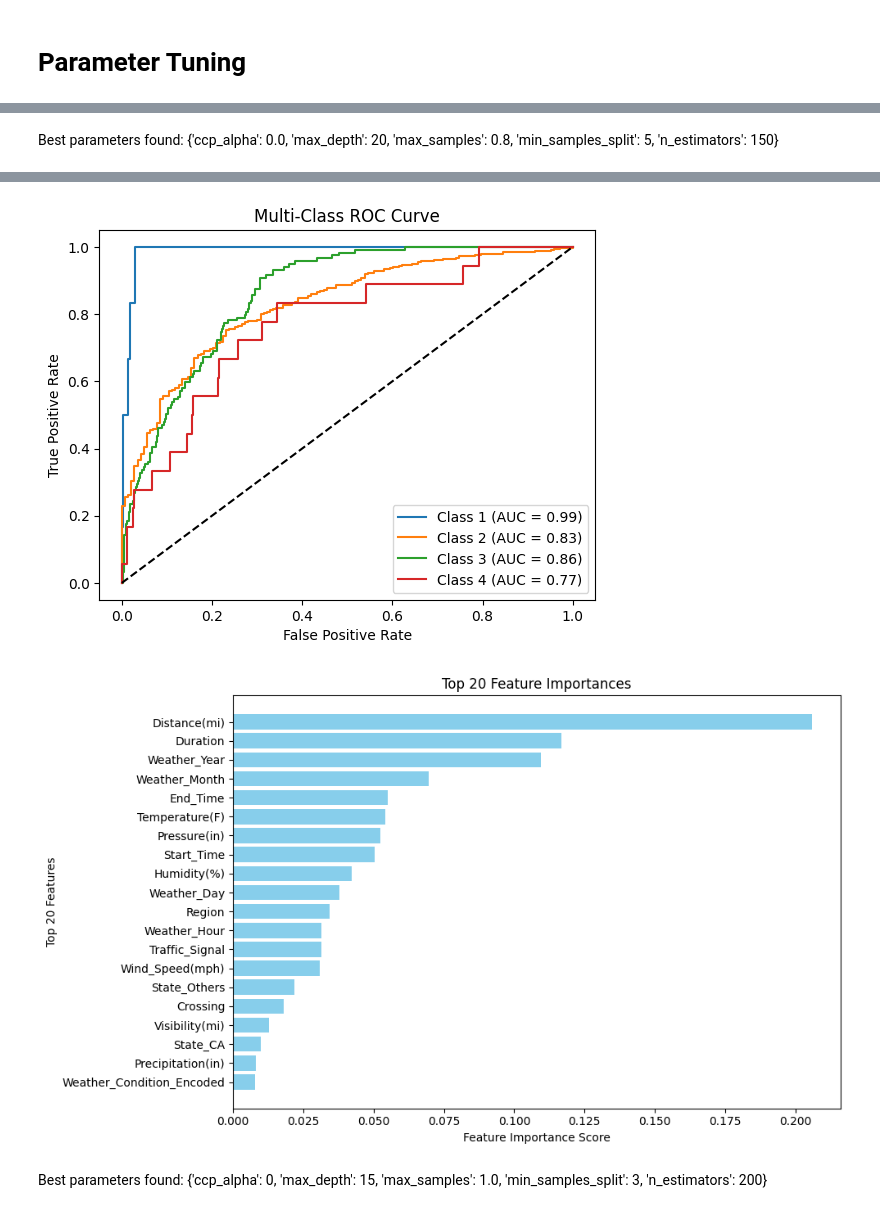
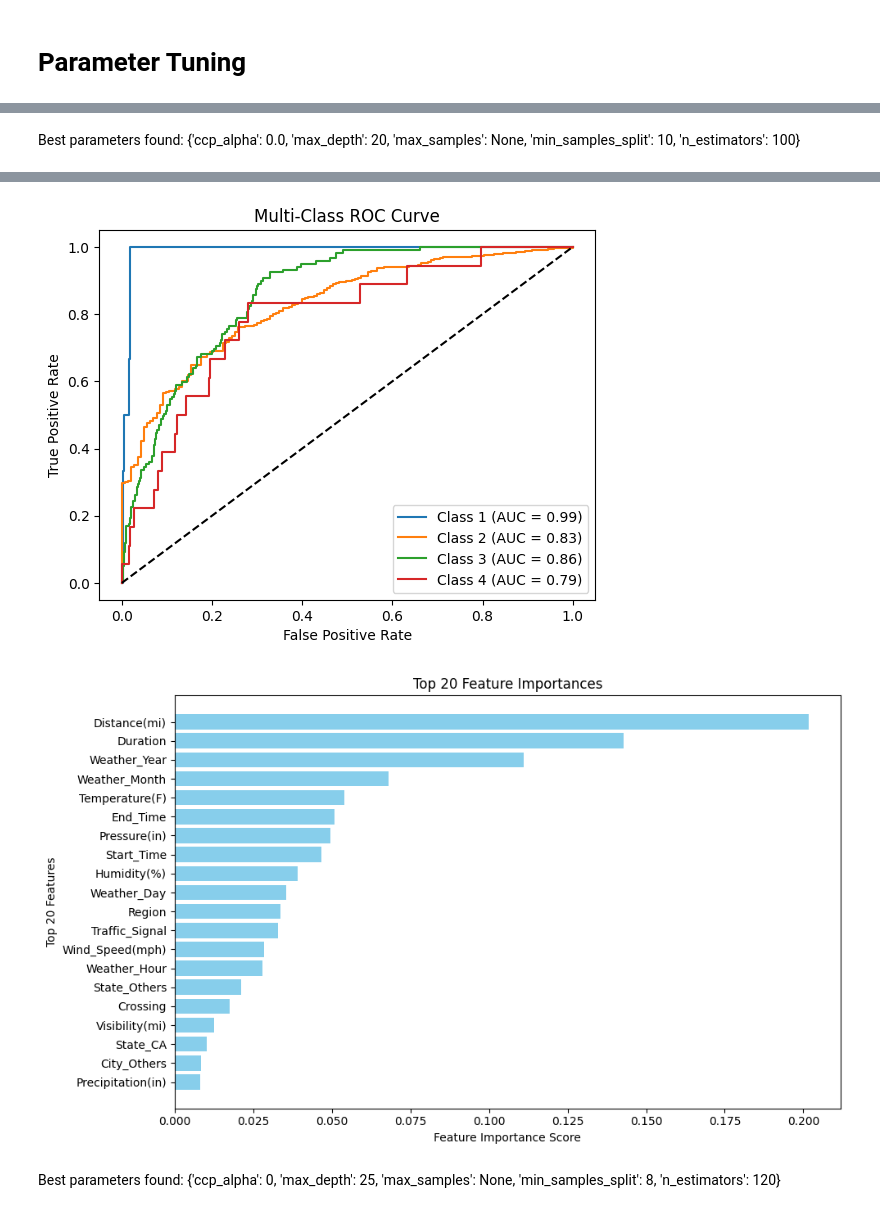
Before and after one commit to win-laeyee/traffic_accident_severity_prediction, a Jupyter notebook: notebooks/models/random_forest_improved.ipynb, the cells around one changed output, grey strips where cells are left out. Cells and saved outputs as stored; diff of their text form; code cells hidden in the pictures.

```diff
--- a/notebooks/models/random_forest_improved.ipynb
+++ b/notebooks/models/random_forest_improved.ipynb
@@ -449,12 +449,12 @@ Accuracy2 (One-off accuracy): 0.747
 # %% [markdown]
-Best parameters found:  {'ccp_alpha': 0.0, 'max_depth': 20, 'max_samples': 0.8, 'min_samples_split': 5, 'n_estimators': 150}
+Best parameters found:  {'ccp_alpha': 0.0, 'max_depth': 20, 'max_samples': None, 'min_samples_split': 10, 'n_estimators': 100}
 # %%
 param_grid = {
-    'n_estimators': [130, 170, 200],
+    'n_estimators': [80, 120],
     'max_depth': [15, 25],
-    'min_samples_split': [1, 3, 7],
+    'min_samples_split': [8, 12],
     'ccp_alpha': [0, 0.001],
-    'max_samples': [0.6, 1.0]
+    'max_samples': [None]
 }
 best_model = tune_rf_with_rfe(
     X_train, y_train,
@@ -538,4 +504,4 @@ Accuracy2 (One-off accuracy): 0.745
-[figure, old version]
+[figure, new version]
-[figure, old version]
+[figure, new version]
 # %% [markdown]
-Best parameters found:  {'ccp_alpha': 0, 'max_depth': 15, 'max_samples': 1.0, 'min_samples_split': 3, 'n_estimators': 200}
+Best parameters found:  {'ccp_alpha': 0, 'max_depth': 25, 'max_samples': None, 'min_samples_split': 8, 'n_estimators': 120}
```
Also changed, not shown: parts of 9 cells of this notebook, 3 other files.
